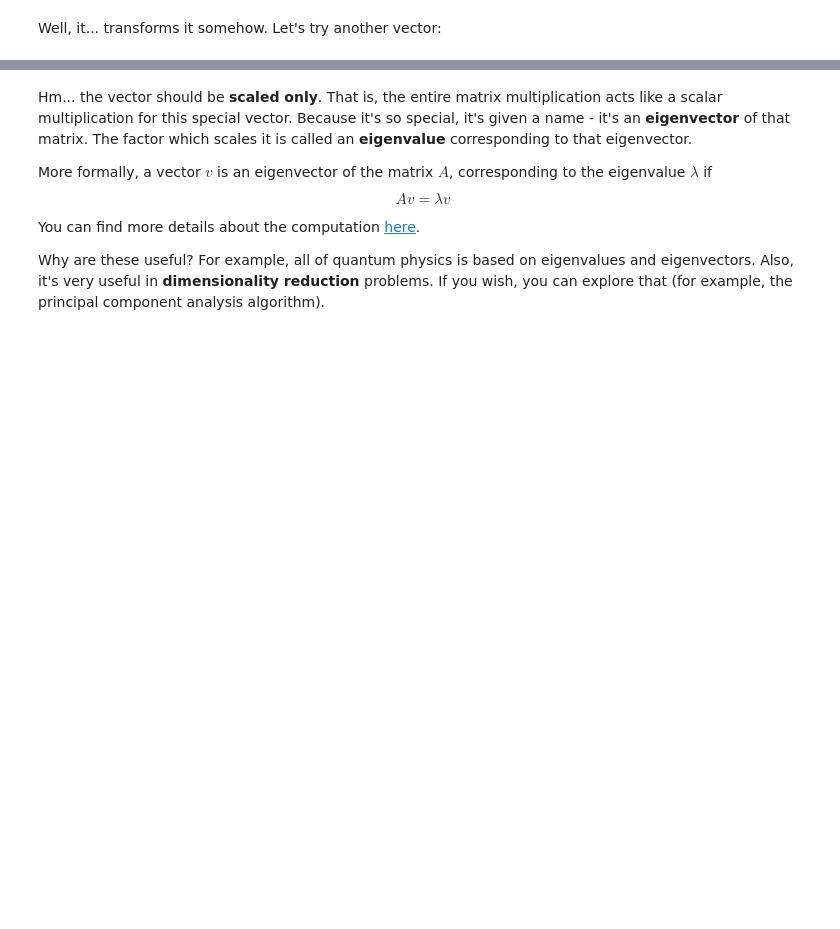
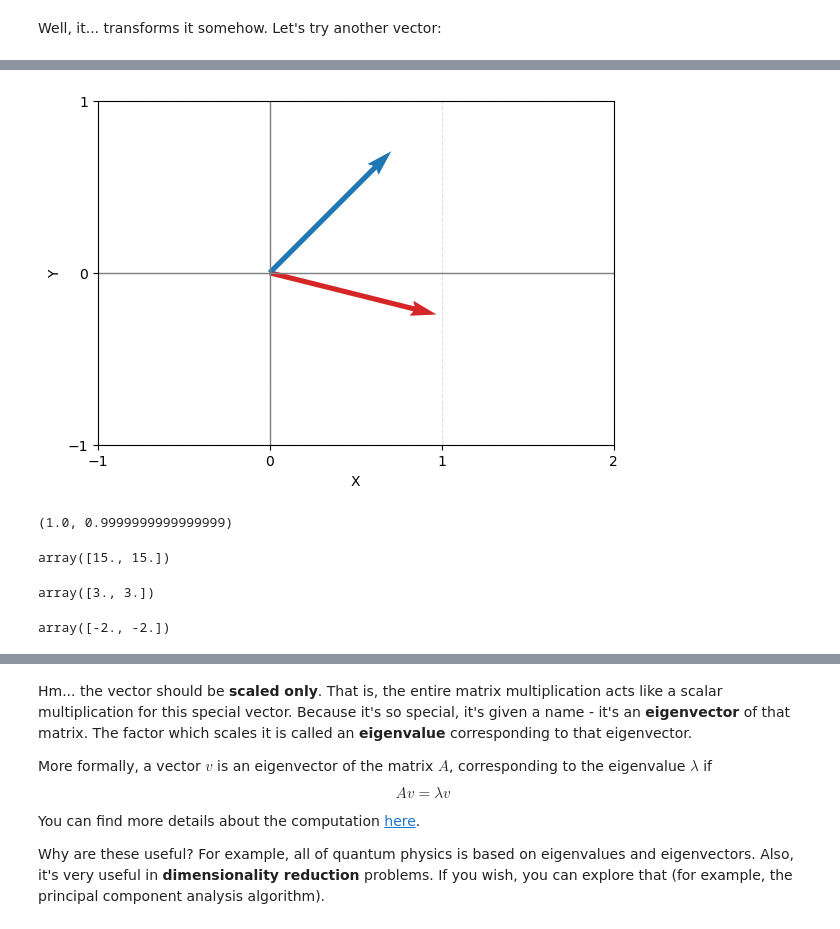
Before and after one commit to tproykov/MathsForDevelopers, a Jupyter notebook: 03.LinearAlgebra/Linear Algebra Exercise.ipynb, the cells around one changed output, grey strips where cells are left out. Cells and saved outputs as stored; diff of their text form; code cells hidden in the pictures; blank space fills up the shorter version.

```diff
--- a/03.LinearAlgebra/Linear Algebra Exercise.ipynb
+++ b/03.LinearAlgebra/Linear Algebra Exercise.ipynb
@@ -950,9 +934,0 @@ def visualize_transformed_vector(matrix, vec, title):
-# %%
-T = np.array([
-    [2, -4],
-    [-1, -1]
-])
-vec = np.array([
-    [2],
-    [3]
-])
@@ -988,0 +1044,31 @@ visualize_transformed_vector(matrix, [-4, 1], "Transformation")
+# %%
+eig_1 = np.linalg.eig(T).eigenvectors[:, 0]
+eig_2 = np.linalg.eig(T).eigenvectors[:, 1]
+# eigenvalues, eigenvectors = np.linalg.eig(T)
+# eig_1 = eigenvectors[:, 0]  # First eigenvector
+# eig_2 = eigenvectors[:, 1]  # Second eigenvector
+# %%
+vectors_to_plot = [
+    [0, 0, eig_1[0], eig_1[1]],  # 1st eigenvector starting at origin 0, 0, due to the way my plot function works, needing 4 coordinates
+    [0, 0, eig_2[0], eig_2[1]]   # 2nd eigenvector
+]
+# %%
+plot_vectors(vectors_to_plot, ['tab:red', 'tab:blue']) # tab makes for nicer colours
+# %% [output]
+[figure, added]
+# %%
+np.linalg.norm(eig_1), np.linalg.norm(eig_2)
+# %% [output]
+(1.0, 0.9999999999999999)
+# %%
+(T @ (5 * eig_1)) / eig_1
+# %% [output]
+array([15., 15.])
+# %%
+(T @ eig_1) / eig_1
+# %% [output]
+array([3., 3.])
+# %%
+(T @ eig_2) / eig_2
+# %% [output]
+array([-2., -2.])
```
Also changed, not shown: parts of 20 cells of this notebook, 3 other files.
